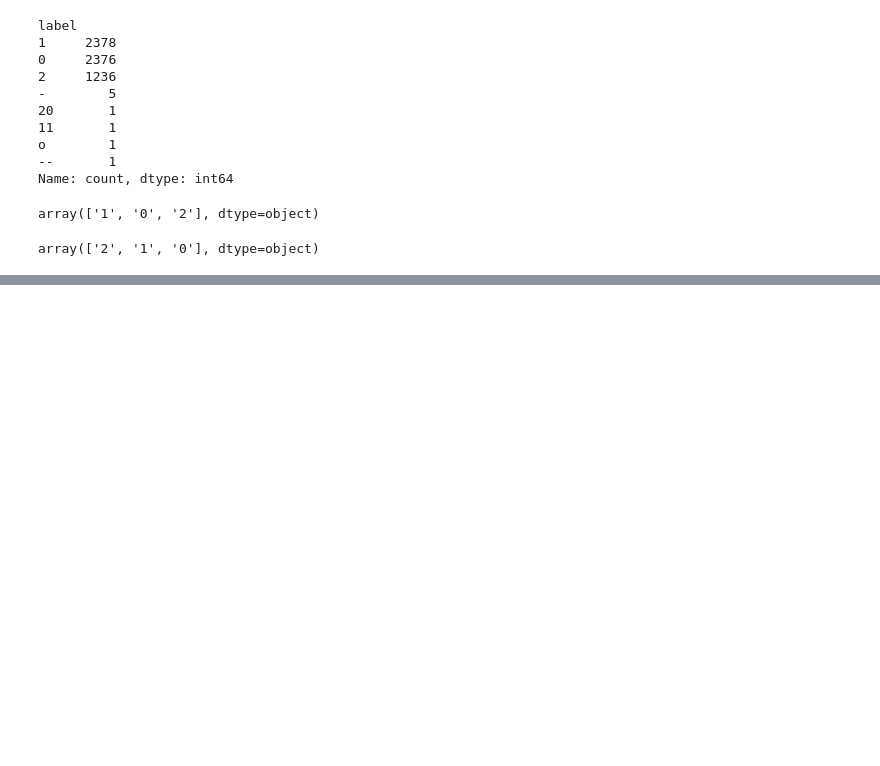
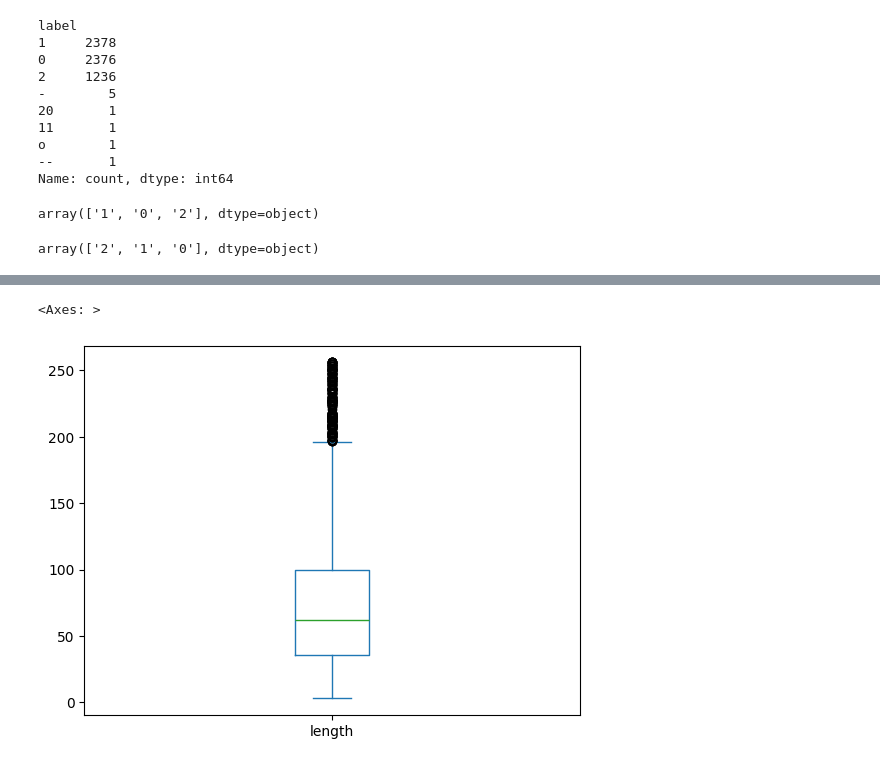
Before and after one commit to ShresthaAnkit/InternTasks, a Jupyter notebook: Sentiment/data_cleaning.ipynb, the cells around one changed output, grey strips where cells are left out. Drawn from its saved outputs; the diff is of its cells as text; code cells hidden in the pictures; blank space fills up the shorter version.

```diff
--- a/Sentiment/data_cleaning.ipynb
+++ b/Sentiment/data_cleaning.ipynb
@@ -140,3 +81,8 @@ plt.show()
+# %%
+df_train['length'].plot(kind='box')
+# %% [output]
+<Axes: >
+[figure, added]
 # %%
 df_train['length'].quantile(0.95)
 # %% [output]
```
Also changed, not shown: parts of 29 cells of this notebook, 3 other files.
